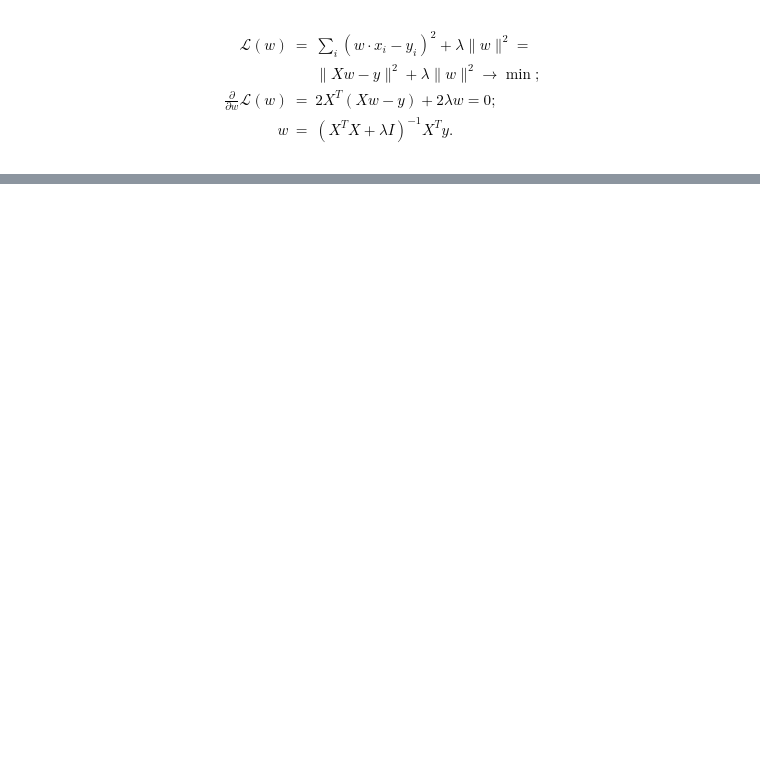
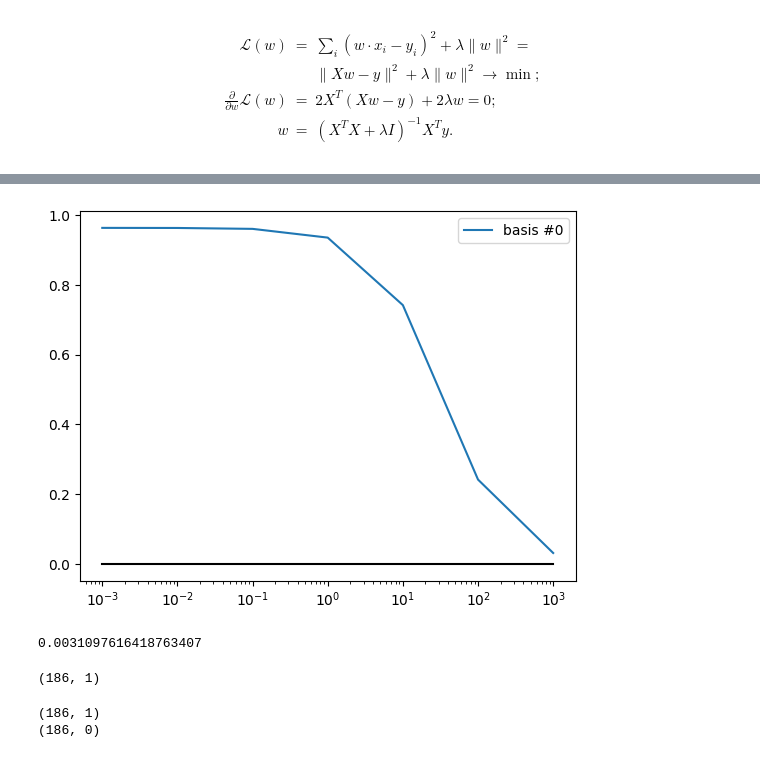
Before and after one commit to CUB-CKL/mldm-2026, a Jupyter notebook: 01-seminar/seminar-01.ipynb, the cells around one changed output, grey strips where cells are left out. Drawn from its saved outputs; the diff is of its cells as text; code cells hidden in the pictures; blank space fills up the shorter version.

```diff
--- a/01-seminar/seminar-01.ipynb
+++ b/01-seminar/seminar-01.ipynb
@@ -73,0 +102,35 @@ X_lower = X[X[:, 0] < y]
+# %%
+n_features = Phi_lower.shape[1]
+alphas = [1.0e-3, 1.0e-2, 1.0e-1, 1.0, 1.0e+1, 1.0e+2, 1.0e+3]
+W_trajectory = np.ndarray(shape=(len(alphas), n_features))
+
+for i, alpha in enumerate(alphas):
+    w = linear(Phi_lower, y_lower, alpha=alpha)
+    W_trajectory[i] = w
+# %%
+for i in range(n_features):
+    plt.plot(alphas, W_trajectory[:, i], label=f'basis #{i}')
+plt.plot(alphas, np.zeros_like(alphas), color='black')
+plt.legend()
+plt.xscale('log')
+# %% [output]
+[figure, added]
+# %%
+w = linear(Phi_lower, y_lower, alpha=1.0e-6)
+pred = Phi_lower @ w
+error_full = np.mean(np.square(pred - y_lower))
+print(error_full)
+# %% [output]
+0.0031097616418763407
+# %%
+Phi_lower.shape
+# %% [output]
+(186, 1)
+# %%
+i = 2
+
+print(Phi_lower[:, :i].shape)
+print(Phi_lower[:, (i + 1):].shape)
+# %% [output]
+(186, 1)
+(186, 0)
```
Also changed, not shown: parts of 16 cells of this notebook.
